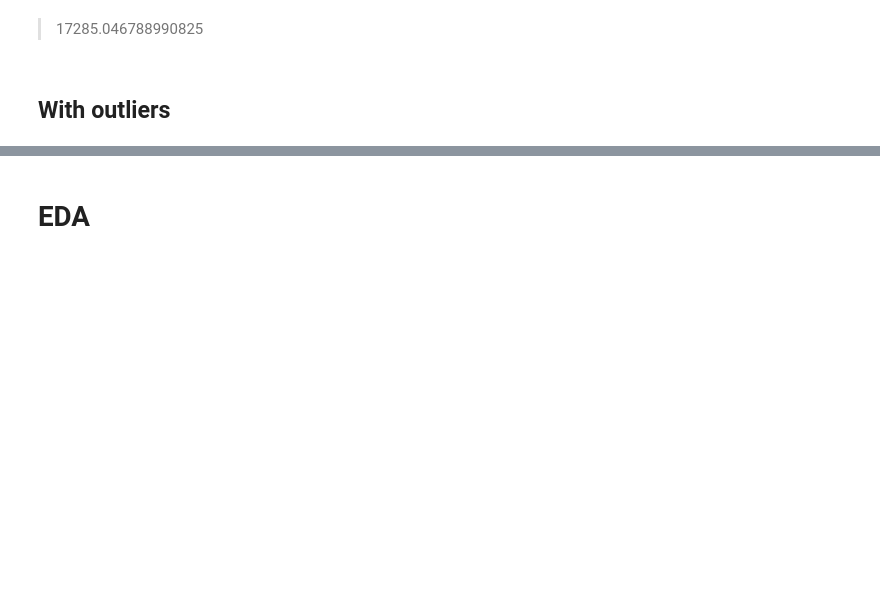
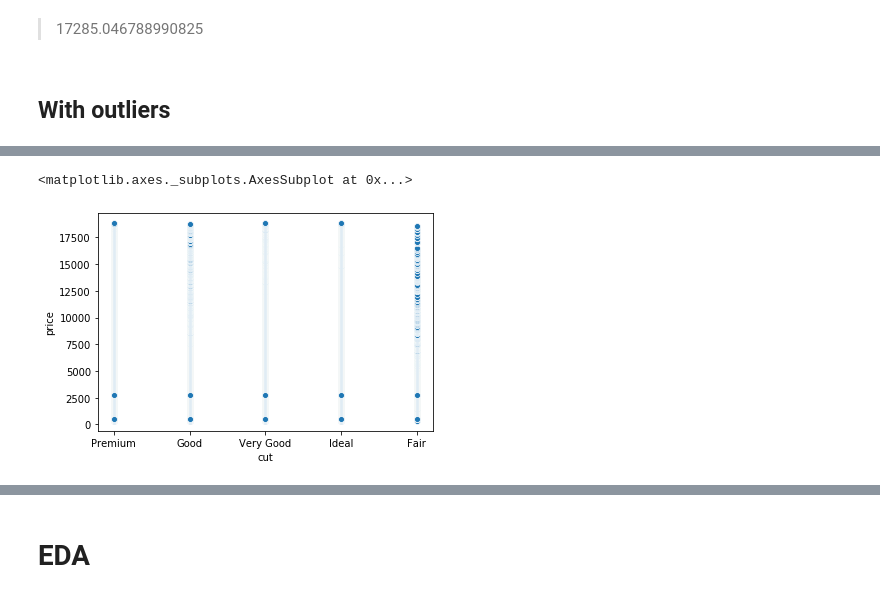
Before and after one commit to evefalcao/hw_linear-regression, a Jupyter notebook: p5-diamonds_pricing.ipynb, the cells around one changed output, grey strips where cells are left out. Saved outputs shown, nothing was run; the diff lists cells and outputs as text; code cells hidden in the pictures; blank space fills up the shorter version.

```diff
--- a/p5-diamonds_pricing.ipynb
+++ b/p5-diamonds_pricing.ipynb
@@ -23,0 +71,5 @@ diamonds.price.mean()
+# %%
+sns.scatterplot(diamonds['cut'], y)
+# %% [output]
+<matplotlib.axes._subplots.AxesSubplot at 0x...>
+[figure, added]
```
Also changed, not shown: parts of 44 cells of this notebook.
